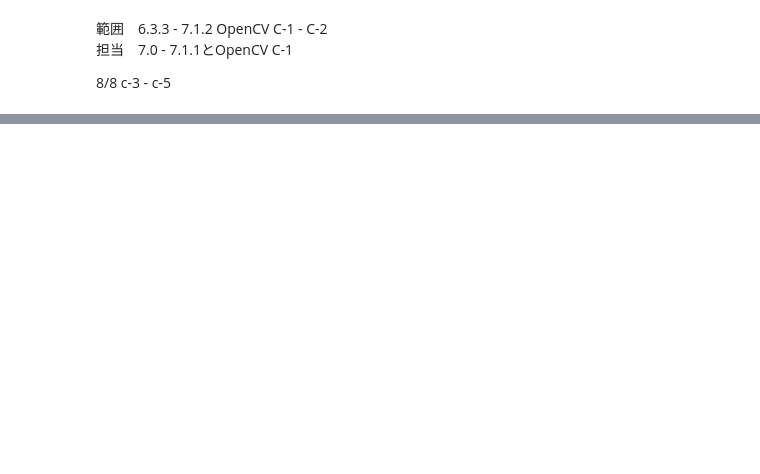
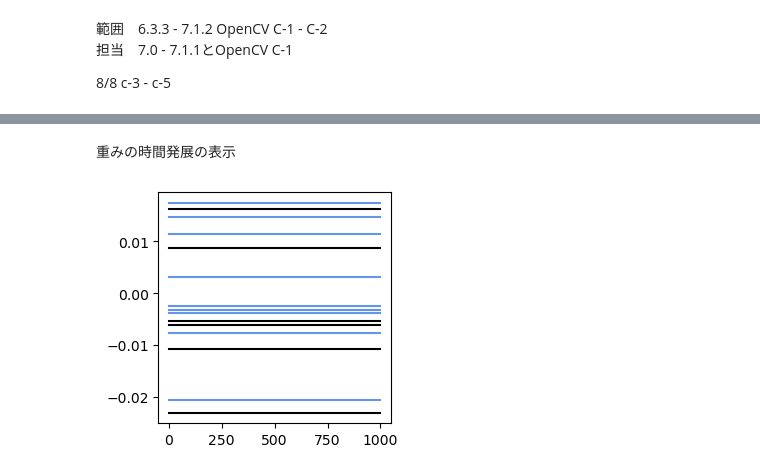
Before and after one commit to a2c6201/ml_labo, a Jupyter notebook: ml_text/section7.ipynb, the cells around one changed output, grey strips where cells are left out. Saved outputs shown, nothing was run; the diff lists cells and outputs as text; code cells hidden in the pictures; blank space fills up the shorter version.

```diff
--- a/ml_text/section7.ipynb
+++ b/ml_text/section7.ipynb
@@ -31,0 +325,10 @@
+# %% [markdown]
+重みの時間発展の表示
+# %%
+plt.figure(figsize=(3, 3))
+v_start = M * (D + 1)           # vの開始インデックス
+plt.plot(wv_hist[:, :v_start], 'black')
+plt.plot(wv_hist[:, v_start:], 'cornflowerblue')
+plt.show()
+# %% [output]
+[figure, added]
```
Also changed, not shown: parts of 38 cells of this notebook, 1 other file.
